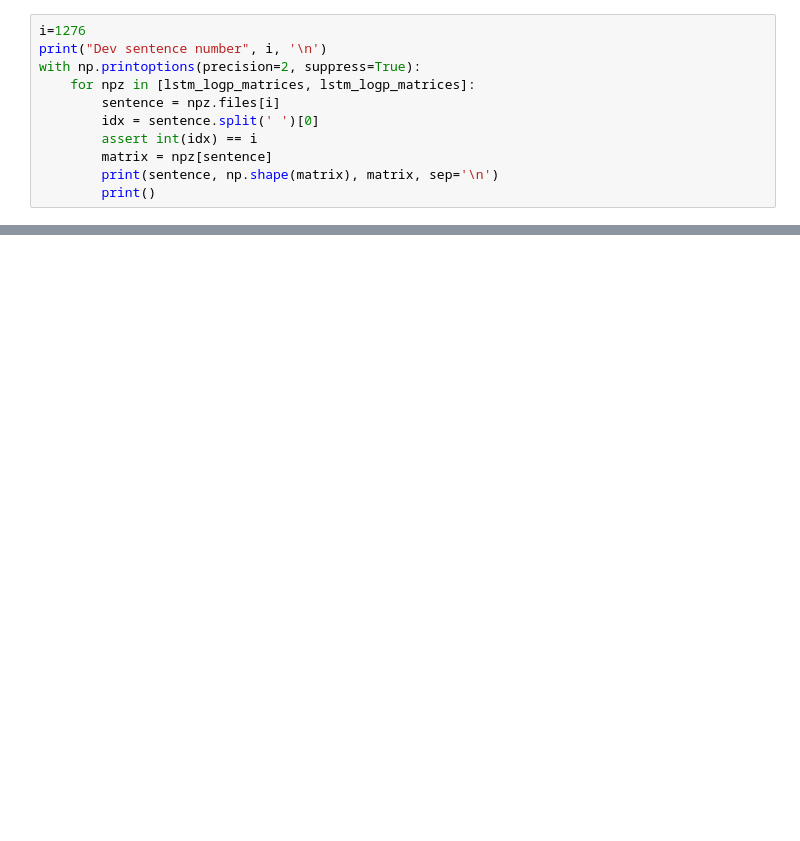
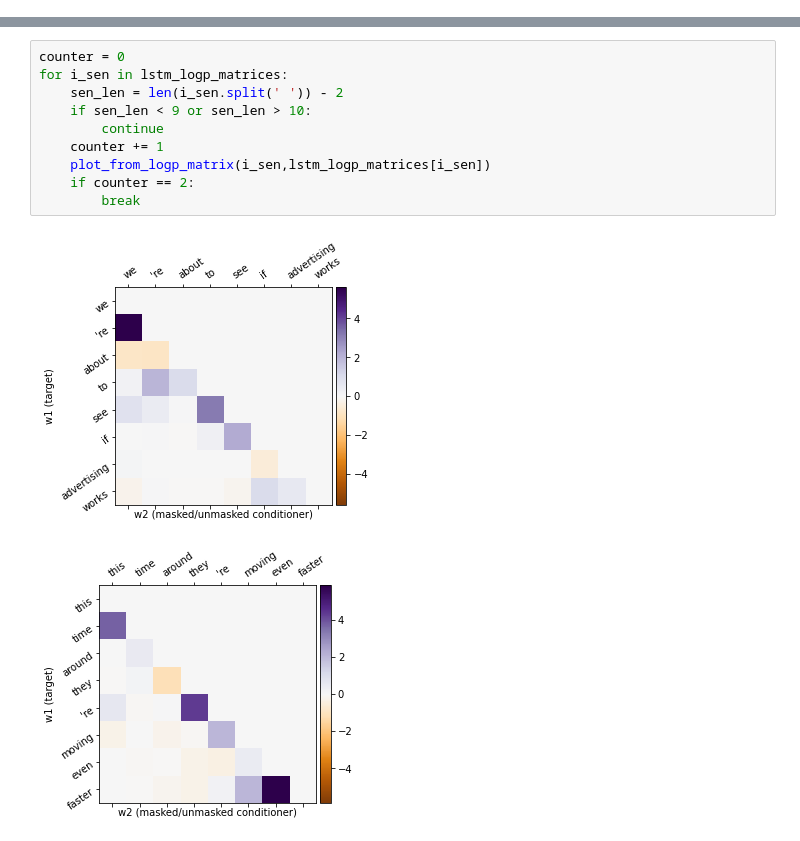
Before and after one commit to postylem/pmi-dependencies, a Jupyter notebook: inspecting lstm matrices.ipynb, the cells around one changed output, grey strips where cells are left out. Saved outputs shown, nothing was run; the diff lists cells and outputs as text; blank space fills up the shorter version.

```diff
--- a/inspecting lstm matrices.ipynb
+++ b/inspecting lstm matrices.ipynb
@@ -90,14 +93,3 @@ for i_sen in lstm_logp_matrices:
  [1.91 0.   0.   0.  ]
  [2.4  2.   0.   0.  ]
  [0.52 0.53 1.25 0.  ]] 179 <eos> it 's very frustrating <eos>
-# %%
-i=1276
-print("Dev sentence number", i, '\n')
-with np.printoptions(precision=2, suppress=True):
-    for npz in [lstm_logp_matrices, lstm_logp_matrices]:
-        sentence = npz.files[i]
-        idx = sentence.split(' ')[0]
-        assert int(idx) == i
-        matrix = npz[sentence]
-        print(sentence, np.shape(matrix), matrix, sep='\n')
-        print()
@@ -141,0 +183,13 @@ sent_comparison.loc[390:400]
+# %%
+counter = 0
+for i_sen in lstm_logp_matrices:
+    sen_len = len(i_sen.split(' ')) - 2
+    if sen_len < 9 or sen_len > 10:
+        continue
+    counter += 1
+    plot_from_logp_matrix(i_sen,lstm_logp_matrices[i_sen])
+    if counter == 2:
+        break
+# %% [output]
+[figure, added]
+[figure, added]
```
Also changed, not shown: parts of 15 cells of this notebook, 13 other files.
